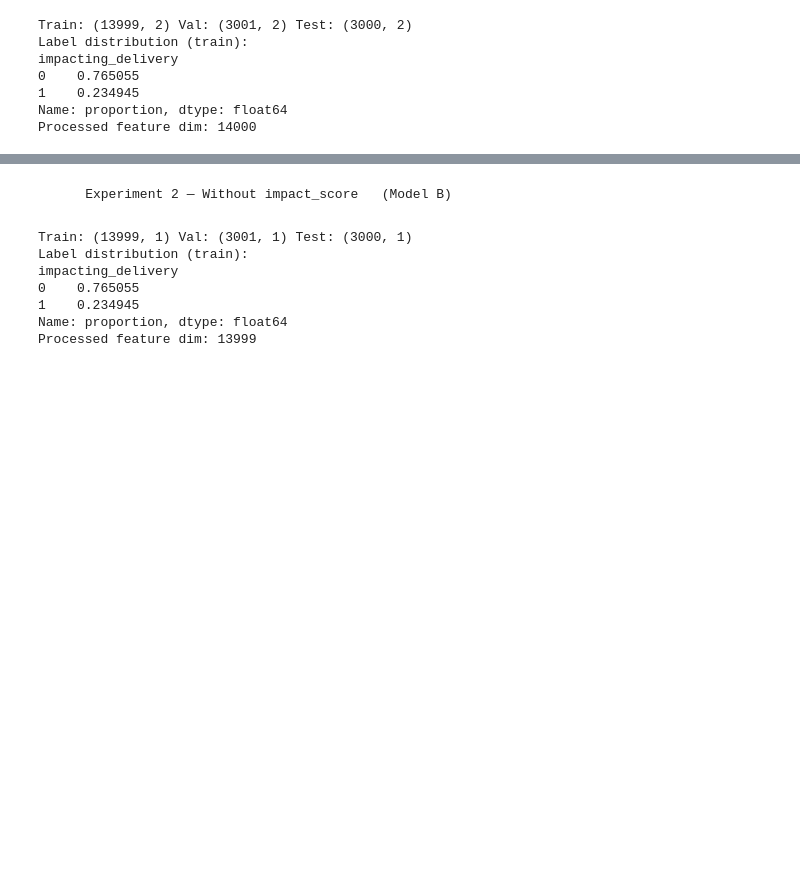
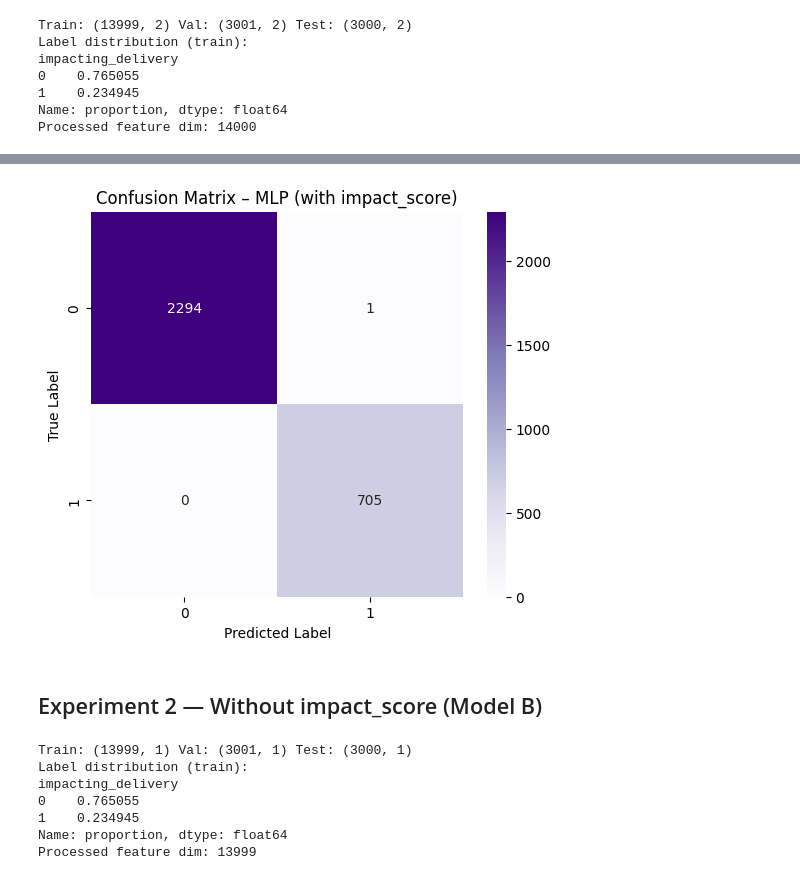
Before and after one commit to ecasto9542/cs230-project, a Jupyter notebook: notebooks/deep_model_mlp.ipynb, the cells around one changed output, grey strips where cells are left out. Saved outputs shown, nothing was run; the diff lists cells and outputs as text; code cells hidden in the pictures; blank space fills up the shorter version.

Commit message:
results evaluation

```diff
--- a/notebooks/deep_model_mlp.ipynb
+++ b/notebooks/deep_model_mlp.ipynb
@@ -203,6 +248,16 @@ def train_and_evaluate_mlp(
     results = model.evaluate(test_ds, return_dict=True)
     print(f"\nTest metrics ({tag}):", results)
 
+    # Choose threshold on validation set
+    val_probs = model.predict(X_val_proc).ravel()
+    prec_v, rec_v, thr_v = precision_recall_curve(y_val, val_probs)
+
+    f1_v = (2 * prec_v * rec_v) / (prec_v + rec_v + 1e-12)
+    best_idx = np.nanargmax(f1_v)
+    best_thr = thr_v[best_idx] if best_idx < len(thr_v) else 0.5
+
+    print(f"Best validation threshold (F1-optimal) = {best_thr:.3f}")
+
     # Predict probabilities on test set
     probs = model.predict(X_test_proc).ravel()
 
@@ -212,8 +267,9 @@ def train_and_evaluate_mlp(
 
     print(f"AUPRC ({tag}):", auc_pr)
     print(f"Brier Score ({tag}):", brier)
-    print("\nClassification Report:\n")
-    print(classification_report(y_test, (probs >= 0.5).astype(int)))
+    print("\nClassification Report (threshold from val):\n")
+    y_pred_test = (probs >= best_thr).astype(int)
+    print(classification_report(y_test, y_pred_test))
 
     # Save PR curve
     plt.plot(recall, precision)
@@ -227,6 +283,7 @@ def train_and_evaluate_mlp(
     metrics = results.copy()
     metrics["AUPRC_curve"] = auc_pr
     metrics["brier_score"] = brier
+    metrics["best_threshold"] = best_thr
     pd.DataFrame([metrics]).to_csv(f"results/mlp_metrics_{tag}.csv", index=False)
 
     # Save model
@@ -299,3 +356,23 @@ Epoch 6/50
     accuracy                           1.00      3000
    macro avg       1.00      1.00      1.00      3000
 weighted avg       1.00      1.00      1.00      3000
+# %%
+# Confusion Matrix for Model A
+from sklearn.metrics import confusion_matrix
+import seaborn as sns
+import matplotlib.pyplot as plt
+import numpy as np
+
+mlp_probs = mlp_with_score.predict(X_test_proc_A).ravel()
+mlp_preds = (mlp_probs >= 0.5).astype(int)
+
+cm_mlp = confusion_matrix(y_test_A, mlp_preds)
+
+plt.figure(figsize=(6,5))
+sns.heatmap(cm_mlp, annot=True, fmt="d", cmap="Purples")
+plt.title("Confusion Matrix – MLP (with impact_score)")
+plt.xlabel("Predicted Label")
+plt.ylabel("True Label")
+plt.savefig("results/cm_mlp_with_score.png", dpi=150)
+plt.show()
+# %% [output]
@@ -302,5 +380,6 @@ weighted avg       1.00      1.00      1.00      3000
+[figure, added]
 # %% [markdown]
-        Experiment 2 — Without impact_score   (Model B)
+## Experiment 2 — Without impact_score (Model B)
 # %%
 # Features for Model B (without impact_score)
 numeric_features_B = []   # none
```
Also changed, not shown: parts of 31 cells of this notebook, 29 other files.
